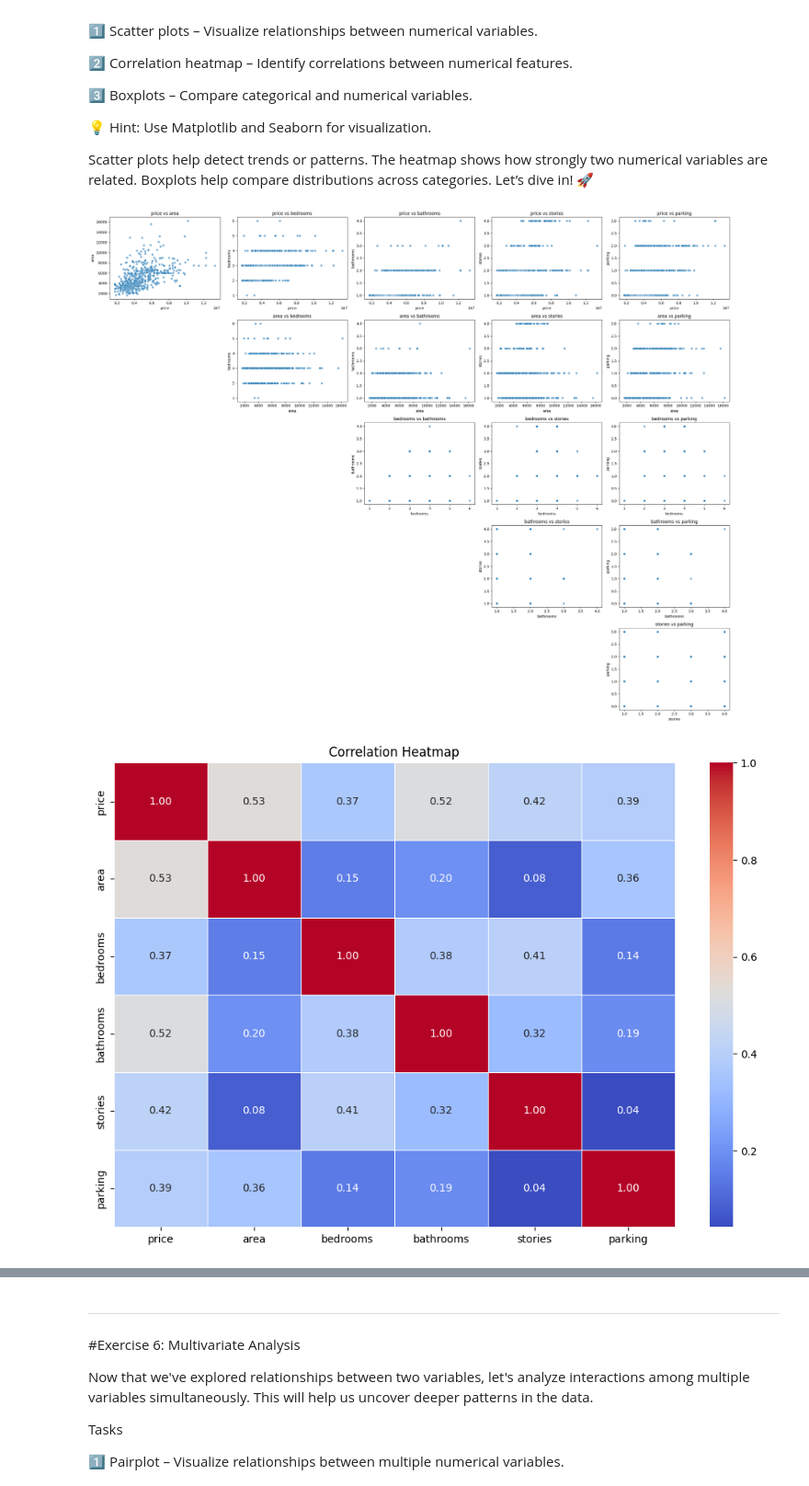
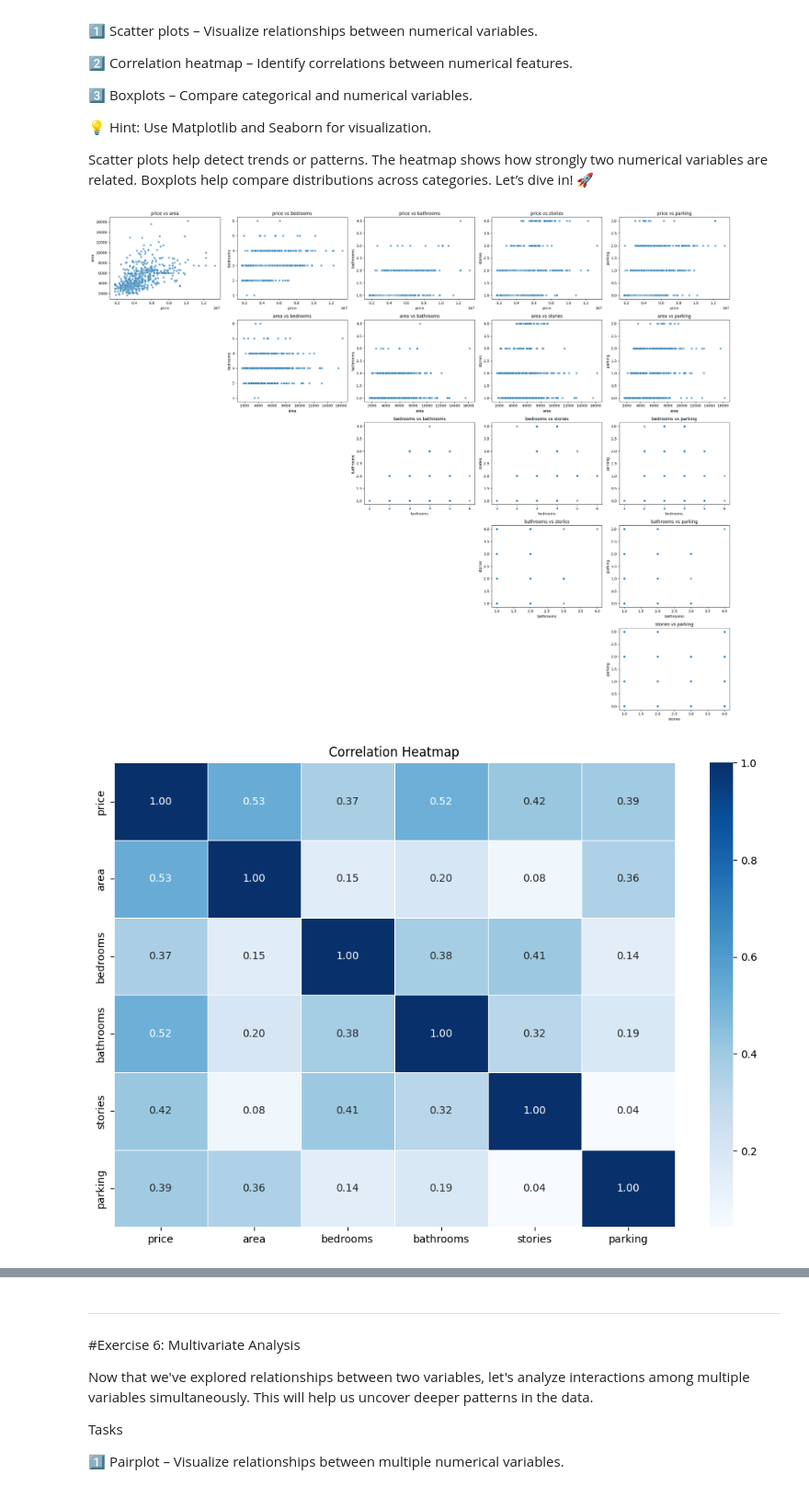
Before and after one commit to Joe-0009/Entry-Level-ML-Engineer-Bootcamp, a Jupyter notebook: week01/notebook.ipynb, the cells around one changed output, grey strips where cells are left out. Shown at 92% size. Drawn from its saved outputs; the diff is of its cells as text; code cells hidden in the pictures.

```diff
--- a/week01/notebook.ipynb
+++ b/week01/notebook.ipynb
@@ -520,23 +520,37 @@ Let’s dive in! 🚀
 # %%
 plt.figure(figsize=(25, 20))
 for i, col1 in enumerate(numerical_cols):
     for j, col2 in enumerate(numerical_cols):
         if i < j:
             plt.subplot(len(numerical_cols)-1, len(numerical_cols)-1, i * (len(numerical_cols) -1) + j)
             sns.scatterplot(x=df[col1], y=df[col2], alpha=0.6)
             plt.title(f'{col1} vs {col2}')
 plt.tight_layout()
 plt.savefig("scatter plot")
 plt.show()
 
 #heatmap
 correlation_matrix = df.select_dtypes(include=[np.number]).corr()
 
 plt.figure(figsize=(12,8))
-sns.heatmap(correlation_matrix, annot=True, cmap='coolwarm', fmt='.2f', linewidths=0.5)
+sns.heatmap(correlation_matrix, annot=True, cmap='Blues', fmt='.2f', linewidths=0.5)
 plt.title("Correlation Heatmap")
 plt.savefig("heatmap")
 plt.show()
+
+#boxplot of all
+# Create boxplots for each combination of categorical and numerical variables
+for num_col in numerical_cols:
+    plt.figure(figsize=(18, 12))
+    for i, cat_col in enumerate(categorical_cols):
+        if i < 9:  # Limit to 9 subplots to fit in a 3x3 grid
+            plt.subplot(3, 3, i+1)
+            sns.boxplot(x=cat_col, y=num_col, data=df)
+            plt.title(f'Boxplot of {num_col} by {cat_col}')
+            plt.xticks(rotation=45)
+    plt.tight_layout()
+    plt.savefig(f"Boxplot_{num_col}_by_categories")
+    plt.show()
 # %% [output]
 [figure]
-[figure, old version]
+[figure, new version]
```
Also changed, not shown: parts of 2 cells of this notebook, 8 other files.
